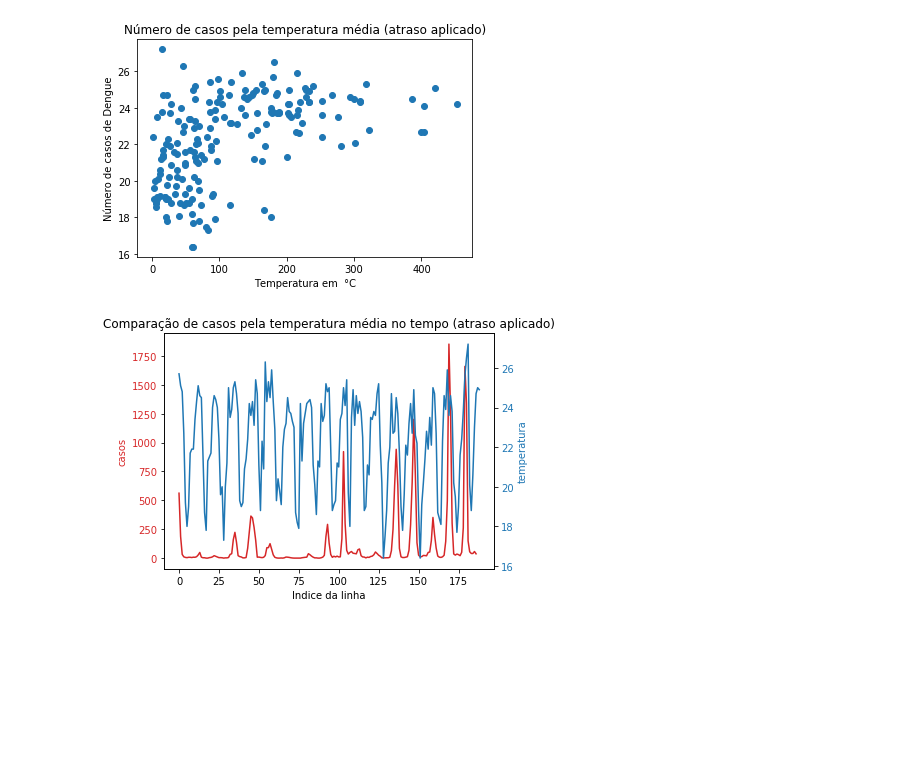
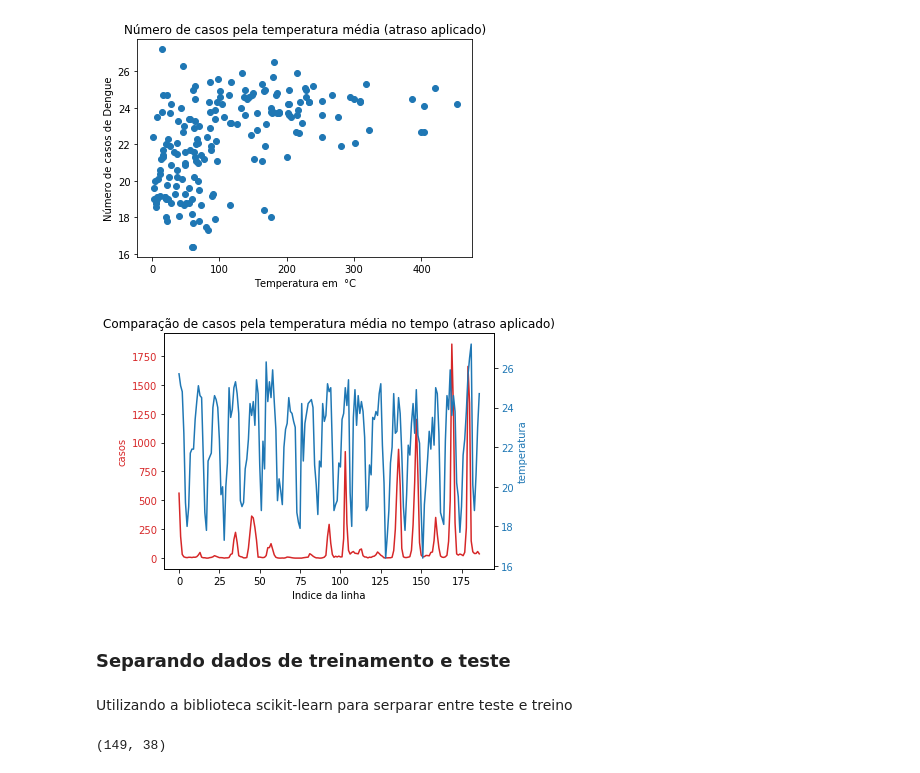
Before and after one commit to NicolasCho/Projeto2_CDados, a Jupyter notebook: Projeto_2_CDados_NicolasCho.ipynb, the cells around one changed output. Cells and saved outputs as stored; diff of their text form; code cells hidden in the pictures; blank space fills up the shorter version.

```diff
--- a/Projeto_2_CDados_NicolasCho.ipynb
+++ b/Projeto_2_CDados_NicolasCho.ipynb
@@ -159,6 +163,4 @@ Dos dados acima percebe-se que o indice de correlação entre as variáveis é b
 # %%
 dados_filtrados_delay_casos = dados_filtrados.copy()
 dados_filtrados_delay_casos['casos-confirmados'] = dados_filtrados_delay_casos['casos-confirmados'].shift(-2)
-
-dados_filtrados.dropna(subset = ['casos-confirmados'], inplace=True)
-dados_filtrados.head()
+dados_filtrados_delay_casos.dropna(subset = ['casos-confirmados'], inplace=True)
@@ -194,6 +185,10 @@ plt.ylabel('Número de casos de Dengue')
 plt.show()
 # %% [output]
 [figure]
+# %%
+x_delay = []
+for i in range(0,len(dados_filtrados_delay_casos['chuva'])):
+    x_delay.append(i)
 # %%
 fig, ax1 = plt.subplots()
 
@@ -285,20 +280,29 @@ plt.show()
 # %%
 fig, ax1 = plt.subplots()
 
 ax1.set_xlabel('Indice da linha')
 ax1.set_ylabel('casos', color='tab:red')
-ax1.plot(x, dados_filtrados_delay_casos['casos-confirmados'], color='tab:red')
+ax1.plot(x_delay, dados_filtrados_delay_casos['casos-confirmados'], color='tab:red')
 ax1.tick_params(axis='y', labelcolor='tab:red')
 
 ax2 = ax1.twinx()
 
 color = 'tab:blue'
 ax2.set_ylabel('temperatura', color='tab:blue')
-ax2.plot(x, dados_filtrados_delay_casos['temperatura-media'], color='tab:blue')
+ax2.plot(x_delay, dados_filtrados_delay_casos['temperatura-media'], color='tab:blue')
 ax2.tick_params(axis='y', labelcolor='tab:blue')
 
 fig.tight_layout()
 plt.title('Comparação de casos pela temperatura média no tempo (atraso aplicado)')
 plt.show()
 # %% [output]
-[figure, old version]
+[figure, new version]
+# %% [markdown]
+### Separando dados de treinamento e teste
+# %% [markdown]
+Utilizando a biblioteca scikit-learn para serparar entre teste e treino
+# %%
+train, test = train_test_split(dados_filtrados_delay_casos, test_size=0.2)
+len(train), len(test)
+# %% [output]
+(149, 38)
```
Also changed, not shown: parts of 31 cells of this notebook.
